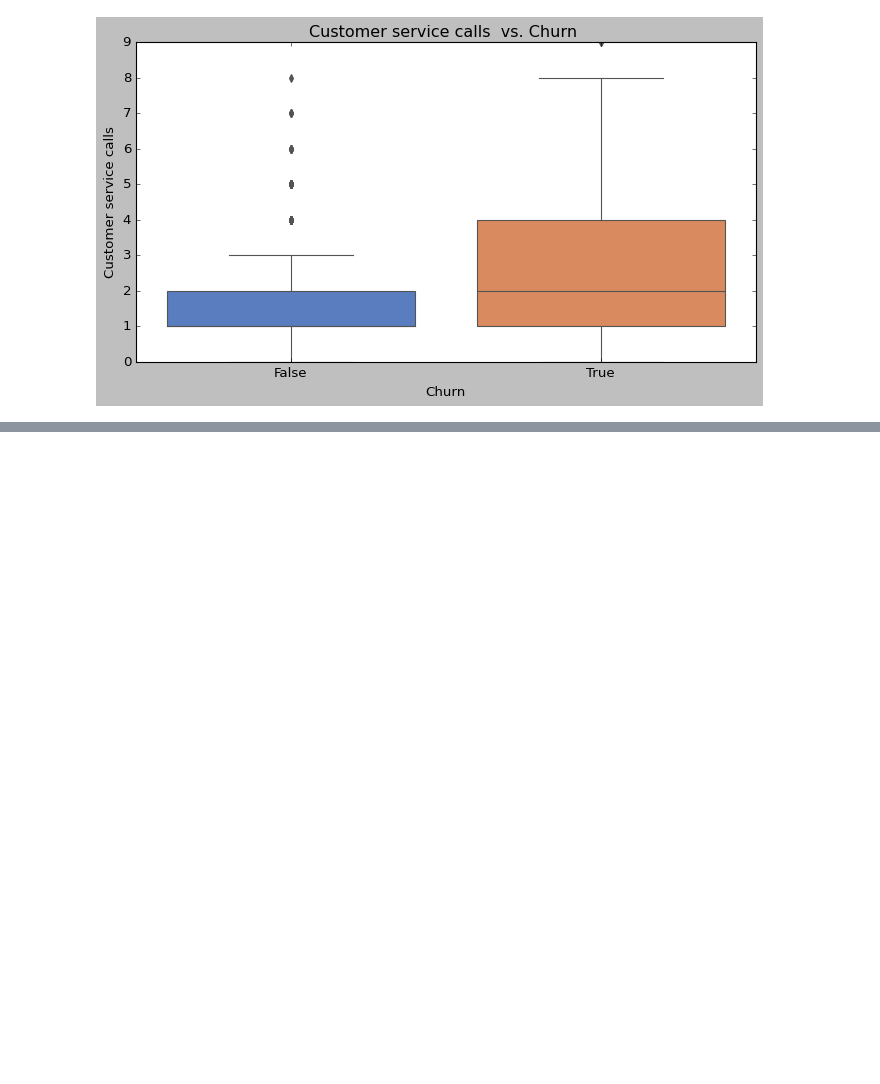
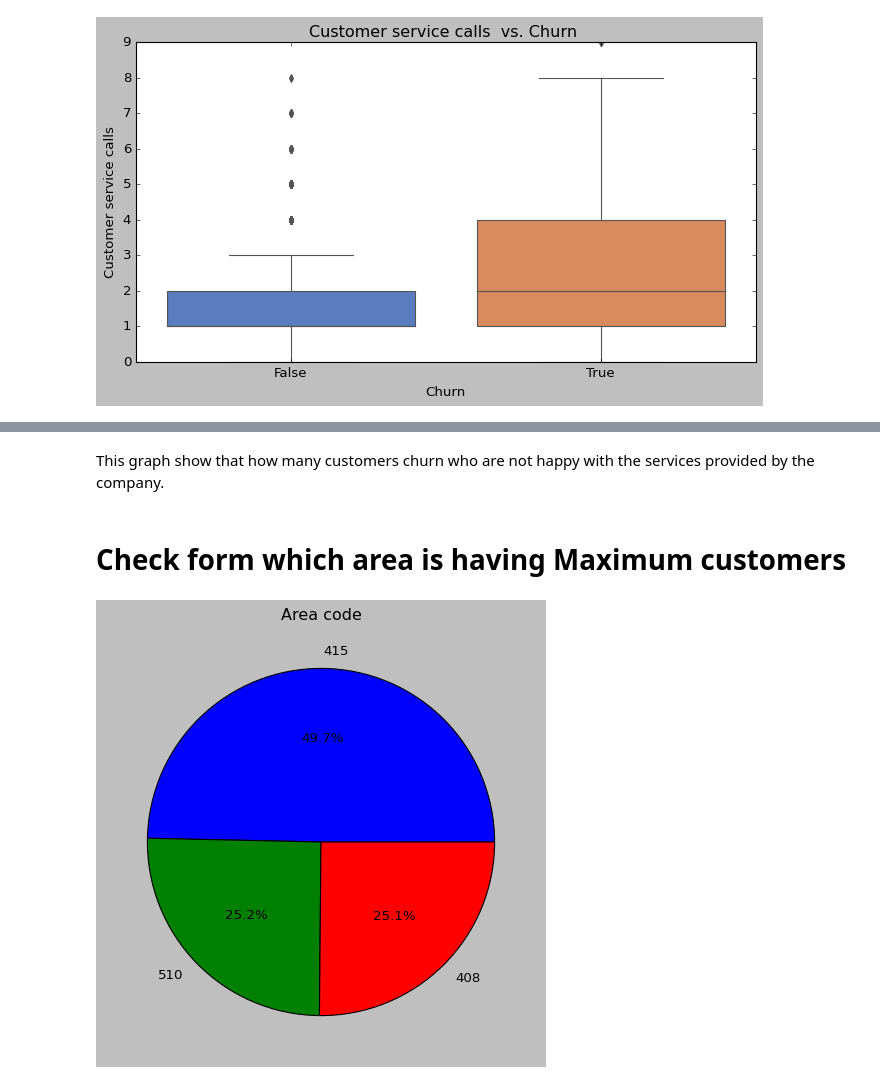
Before and after one commit to shobhi1998/Telecom-Churn-Analysis, a Jupyter notebook: Telecom_Churn_Analysis_Capstone_Project_(1).ipynb, the cells around one changed output, grey strips where cells are left out. Saved outputs shown, nothing was run; the diff lists cells and outputs as text; code cells hidden in the pictures; blank space fills up the shorter version.

```diff
--- a/Telecom_Churn_Analysis_Capstone_Project_(1).ipynb
+++ b/Telecom_Churn_Analysis_Capstone_Project_(1).ipynb
@@ -455,0 +477,11 @@ The above observation Shows that customers are having problems with the services
+# %% [markdown]
+This graph show that how many customers churn who are not happy with the services provided by the company.
+# %% [markdown]
+# **Check form which area is having Maximum customers**
+# %%
+#Create the Pie
+plt.figure(figsize=(7,7))
+plt.pie(df['Area code'].value_counts(),labels=df['Area code'].value_counts().keys(),autopct = '%0.1f%%')
+plt.title('Area code');
+# %% [output]
+[figure, added]
```
Also changed, not shown: parts of 5 cells of this notebook.
